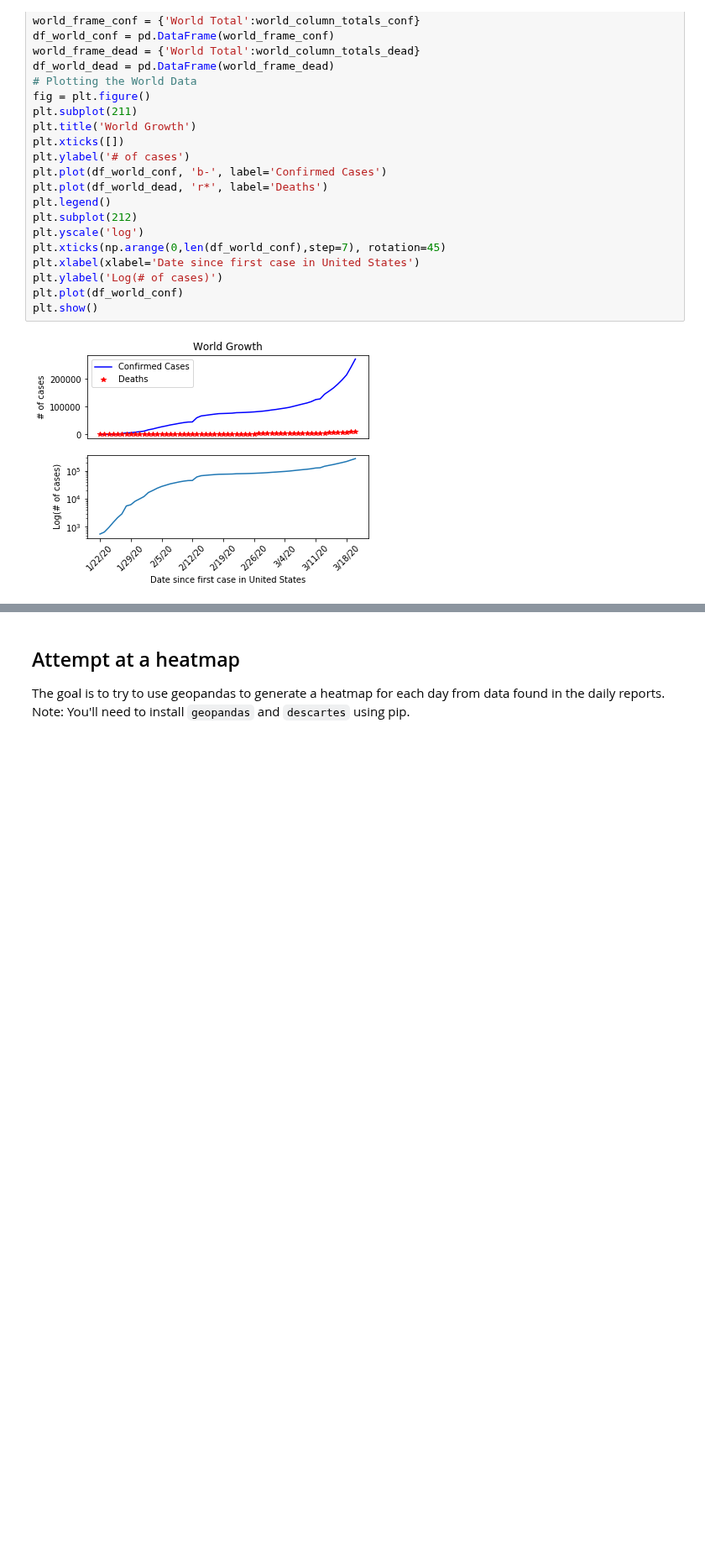
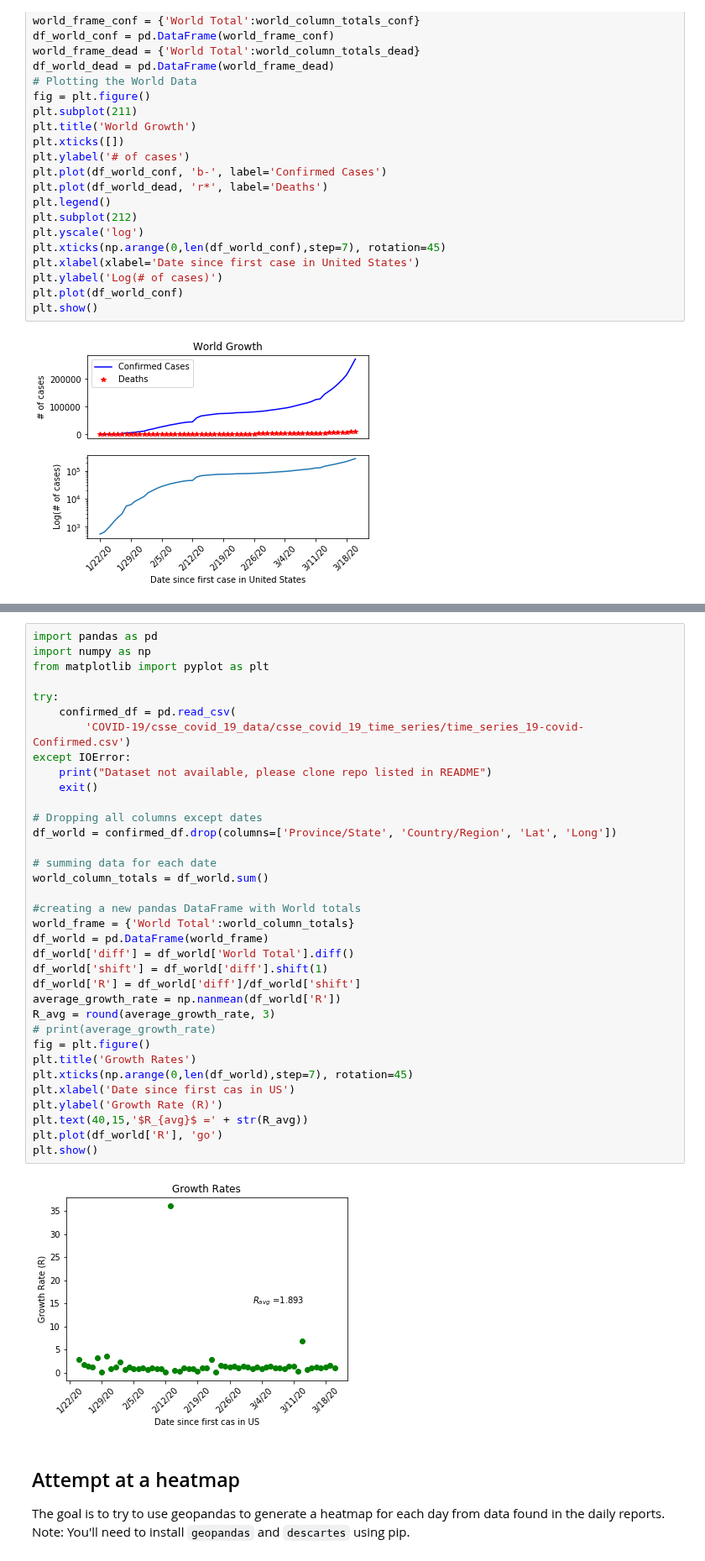
Before and after one commit to DrewRichard7/COVID19, a Jupyter notebook: sarscov2.ipynb, the cells around one changed output, grey strips where cells are left out. Shown at 84% size. Saved outputs shown, nothing was run; the diff lists cells and outputs as text; blank space fills up the shorter version.

Commit message:
Growth rates and plots

```diff
--- a/sarscov2.ipynb
+++ b/sarscov2.ipynb
@@ -100,3 +110,40 @@ plt.show()
+# %%
+import pandas as pd
+import numpy as np
+from matplotlib import pyplot as plt
+
+try:
+    confirmed_df = pd.read_csv(
+        'COVID-19/csse_covid_19_data/csse_covid_19_time_series/time_series_19-covid-Confirmed.csv')
+except IOError:
+    print("Dataset not available, please clone repo listed in README")
+    exit()
+
+# Dropping all columns except dates
+df_world = confirmed_df.drop(columns=['Province/State', 'Country/Region', 'Lat', 'Long'])
+
+# summing data for each date
+world_column_totals = df_world.sum()
+
+#creating a new pandas DataFrame with World totals
+world_frame = {'World Total':world_column_totals}
+df_world = pd.DataFrame(world_frame)
+df_world['diff'] = df_world['World Total'].diff()
+df_world['shift'] = df_world['diff'].shift(1)
+df_world['R'] = df_world['diff']/df_world['shift']
+average_growth_rate = np.nanmean(df_world['R'])
+R_avg = round(average_growth_rate, 3)
+# print(average_growth_rate)
+fig = plt.figure()
+plt.title('Growth Rates')
+plt.xticks(np.arange(0,len(df_world),step=7), rotation=45)
+plt.xlabel('Date since first cas in US')
+plt.ylabel('Growth Rate (R)')
+plt.text(40,15,'$R_{avg}$ =' + str(R_avg))
+plt.plot(df_world['R'], 'go')
+plt.show()
+# %% [output]
+[figure, added]
 # %% [markdown]
 ## Attempt at a heatmap
 The goal is to try to use geopandas to generate a heatmap for each day from data found in the daily reports.
```
Also changed, not shown: parts of 1 cell of this notebook, 1 other file.
